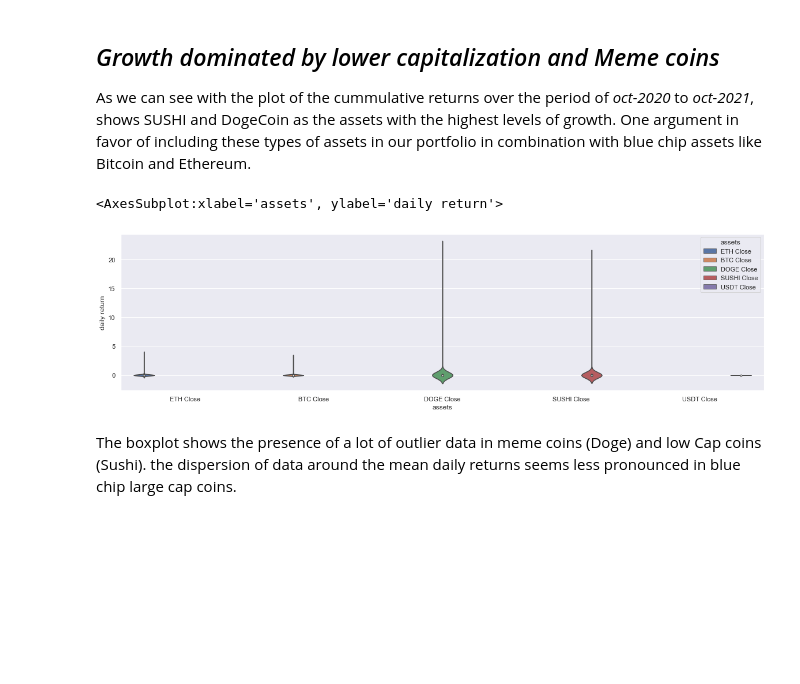
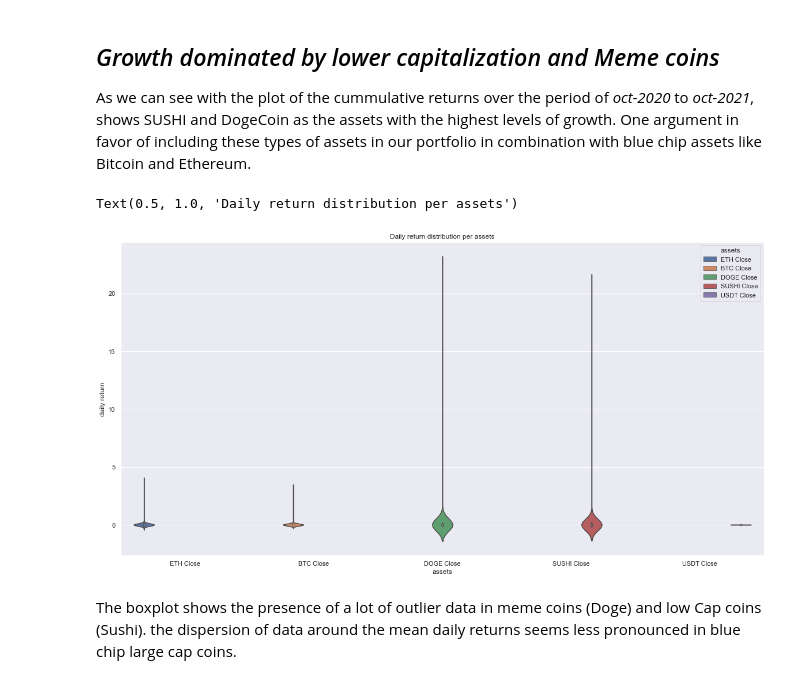
Before and after one commit to pysouzhny/GWU_Project_1, a Jupyter notebook: Crypto_Analysis.ipynb, the cells around one changed output. Saved outputs shown, nothing was run; the diff lists cells and outputs as text; code cells hidden in the pictures; blank space fills up the shorter version.

```diff
--- a/Crypto_Analysis.ipynb
+++ b/Crypto_Analysis.ipynb
@@ -236,28 +208,28 @@ Crypto_Daily_Returns=Crypto_data[['ETH Close','BTC Close','DOGE Close','SUSHI Cl
 
 As we can see with the plot of the cummulative returns over the period of *oct-2020* to *oct-2021*, shows SUSHI and DogeCoin as the assets with the highest levels of growth. One argument in favor of including these types of assets in our portfolio in combination with blue chip assets like Bitcoin and Ethereum.
 # %%
-
+# we look at the distribution of the daily returns to see outliers and volatility
 import seaborn as sns
 
 sns.set_theme(style="ticks", palette="pastel")
 
 t=sns.load_dataset("tips")
 
 Crypto_Daily_Returns=Crypto_data[['ETH Close','BTC Close','DOGE Close','SUSHI Close','USDT Close']].pct_change().dropna().reset_index()
 Crypto_Daily_Returns_unpivoted=Crypto_Daily_Returns.melt(id_vars='Date',var_name='assets',value_name='daily return').set_index('Date')
 Crypto_Daily_Returns_unpivoted.index=pd.DatetimeIndex(Crypto_Daily_Returns_unpivoted.index)
 Crypto_Daily_Returns_unpivoted.index.year
 
 
 
-sns.set(rc = {'figure.figsize':(20,5)})
+sns.set(rc = {'figure.figsize':(20,10)})
 sns.violinplot(x="assets", y="daily return",
             hue="assets",
-            data=Crypto_Daily_Returns_unpivoted)
+            data=Crypto_Daily_Returns_unpivoted).set_title("Daily return distribution per assets")
 #t
 # %% [output]
-<AxesSubplot:xlabel='assets', ylabel='daily return'>
+Text(0.5, 1.0, 'Daily return distribution per assets')
-[figure, old version]
+[figure, new version]
 # %% [markdown]
 The boxplot shows the presence of a lot of outlier data in meme coins (Doge) and low Cap coins (Sushi). the dispersion of data around the mean daily returns seems less pronounced in blue chip large cap coins.
 # %%
```
Also changed, not shown: parts of 20 cells of this notebook, 1 other file.
